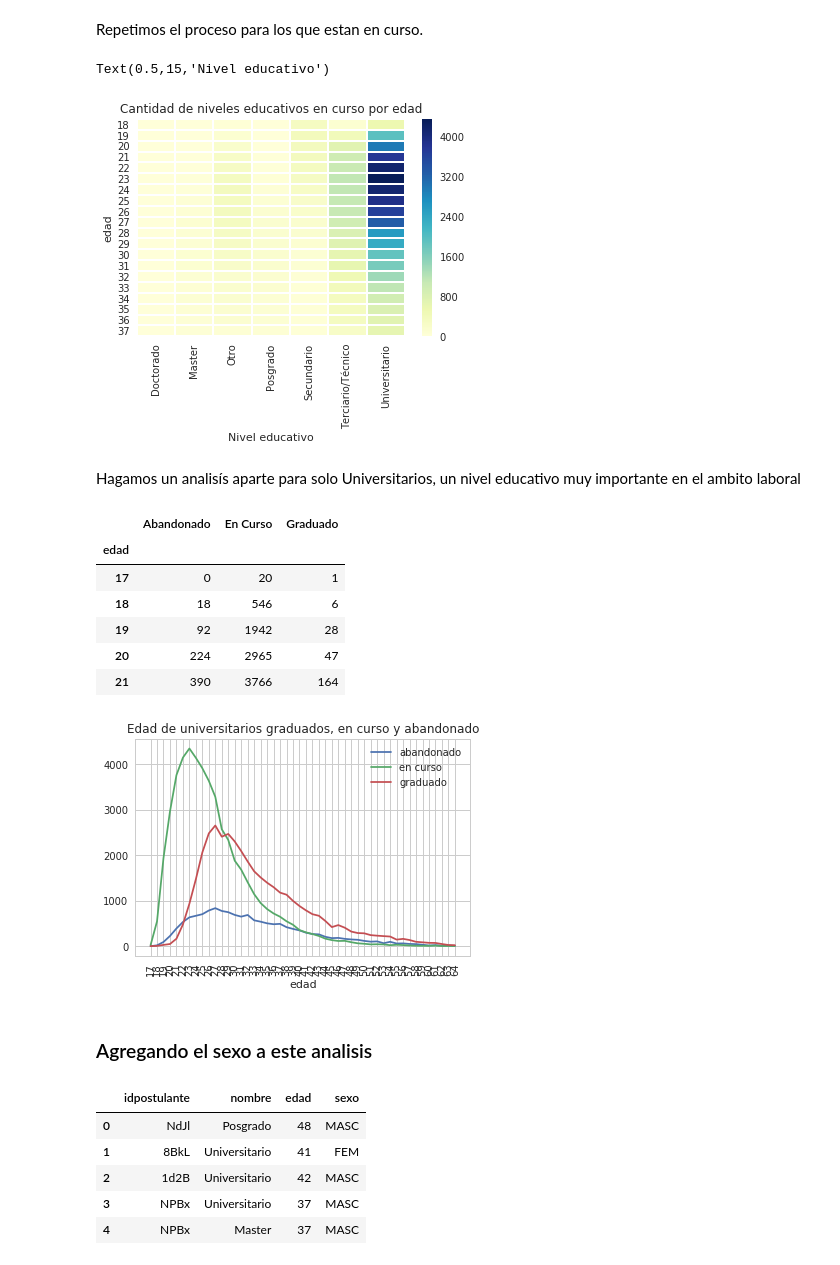
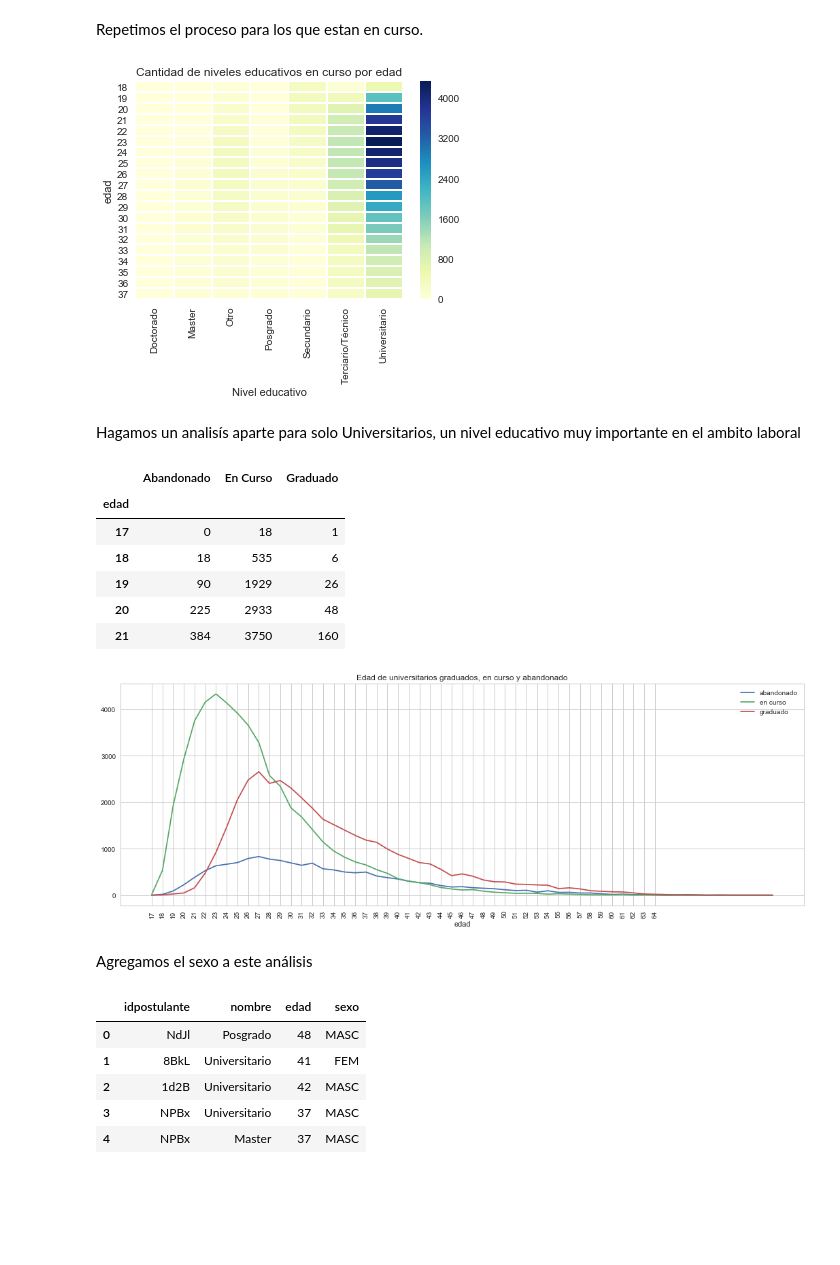
Before and after one commit to FrancoLiberali/tp1-orga-datos-1c2018, a Jupyter notebook: AnalisisExplorario.ipynb, the cells around one changed output. Saved outputs shown, nothing was run; the diff lists cells and outputs as text; code cells hidden in the pictures; blank space fills up the shorter version.

```diff
--- a/AnalisisExplorario.ipynb
+++ b/AnalisisExplorario.ipynb
@@ -140,7 +140,6 @@ Registros incompletos: 1072 (0.01 %)
 Como podemos ver, hay algunos registros vacíos y algunos registros incompletos. Ya que estos registros solamente el 0,3 % de los datos procedemos a eliminarlos.
 # %%
 pos_gen_edad = pos_gen_edad.loc[~( (pos_gen_edad['fechanacimiento'].isnull()) | (pos_gen_edad['sexo'] == 'NO_DECLARA') )]
-pos_gen_edad.index = range(len(pos_gen_edad)) # Reiniciar índice
 pos_gen_edad.shape
 # %% [output]
 (195693, 3)
@@ -164,7 +163,6 @@ memory usage: 3.2+ MB
 Observamos que hay 7 registros que luego de ser convertidos a fecha dieron como resultado null. Esto puede haberse debido a que la fecha estaba en formato incorrecto u otro error. Nuevamente son muy pocos registros por lo que procederemos a eliminarlos.
 # %%
 pos_gen_edad = pos_gen_edad[~(pos_gen_edad['fechanacimiento'].isnull())]
-pos_gen_edad.index = range(len(pos_gen_edad))
 # %%
 pos_gen_edad.info()
 # %% [output]
@@ -706,10 +665,9 @@ postulantes_en_curso_edad = pd.merge(postulantes_en_curso, pos_gen_edad[['idpost
 en_curso_por_edad = postulantes_en_curso_edad.groupby('edad').aggregate(sum)
 g = sns.heatmap(en_curso_por_edad[1:21], cmap="YlGnBu", linewidths = 1)
 g.set_title('Cantidad de niveles educativos en curso por edad')
-g.set_xlabel('Nivel educativo')
+g.set_xlabel('Nivel educativo');
 # %% [output]
-Text(0.5,15,'Nivel educativo')
-[figure, old version]
+[figure, new version]
 # %% [markdown]
 Hagamos un analisís aparte para solo Universitarios, un nivel educativo muy importante en el ambito laboral
 # %%
@@ -722,25 +680,25 @@ universitarios_por_edad.head()
 # %% [output]
 |  | Abandonado | En Curso | Graduado |
 | edad |  |  |  |
-| 17 | 0 | 20 | 1 |
-| 18 | 18 | 546 | 6 |
-| 19 | 92 | 1942 | 28 |
-| 20 | 224 | 2965 | 47 |
-| 21 | 390 | 3766 | 164 |
+| 17 | 0 | 18 | 1 |
+| 18 | 18 | 535 | 6 |
+| 19 | 90 | 1929 | 26 |
+| 20 | 225 | 2933 | 48 |
+| 21 | 384 | 3750 | 160 |
 # %%
 edades_abandonado = universitarios_por_edad['Abandonado']
 edades_en_curso = universitarios_por_edad['En Curso']
 edades_graduados = universitarios_por_edad['Graduado']
-plt.figure()
+plt.figure(figsize = (18, 6))
 edades_abandonado.plot(rot = 90, xticks = range(17,65), label = 'abandonado');
 edades_en_curso.plot(rot = 90, xticks = range(17,65), label = 'en curso');
 edades_graduados.plot(rot = 90, xticks = range(17,65), label = 'graduado');
 plt.title('Edad de universitarios graduados, en curso y abandonado')
 plt.legend();
 # %% [output]
-[figure, old version]
+[figure, new version]
 # %% [markdown]
-### Agregando el sexo a este analisis
+Agregamos el sexo a este análisis
 # %%
 def nombre_to_num(nombre):
     dicc = {'Doctorado': 1,'Master':2, 'Otro':3, 'Posgrado':4, 'Secundario':5, 'Terciario/Técnico':6, 'Universitario':7}
```
Also changed, not shown: parts of 58 cells of this notebook.
